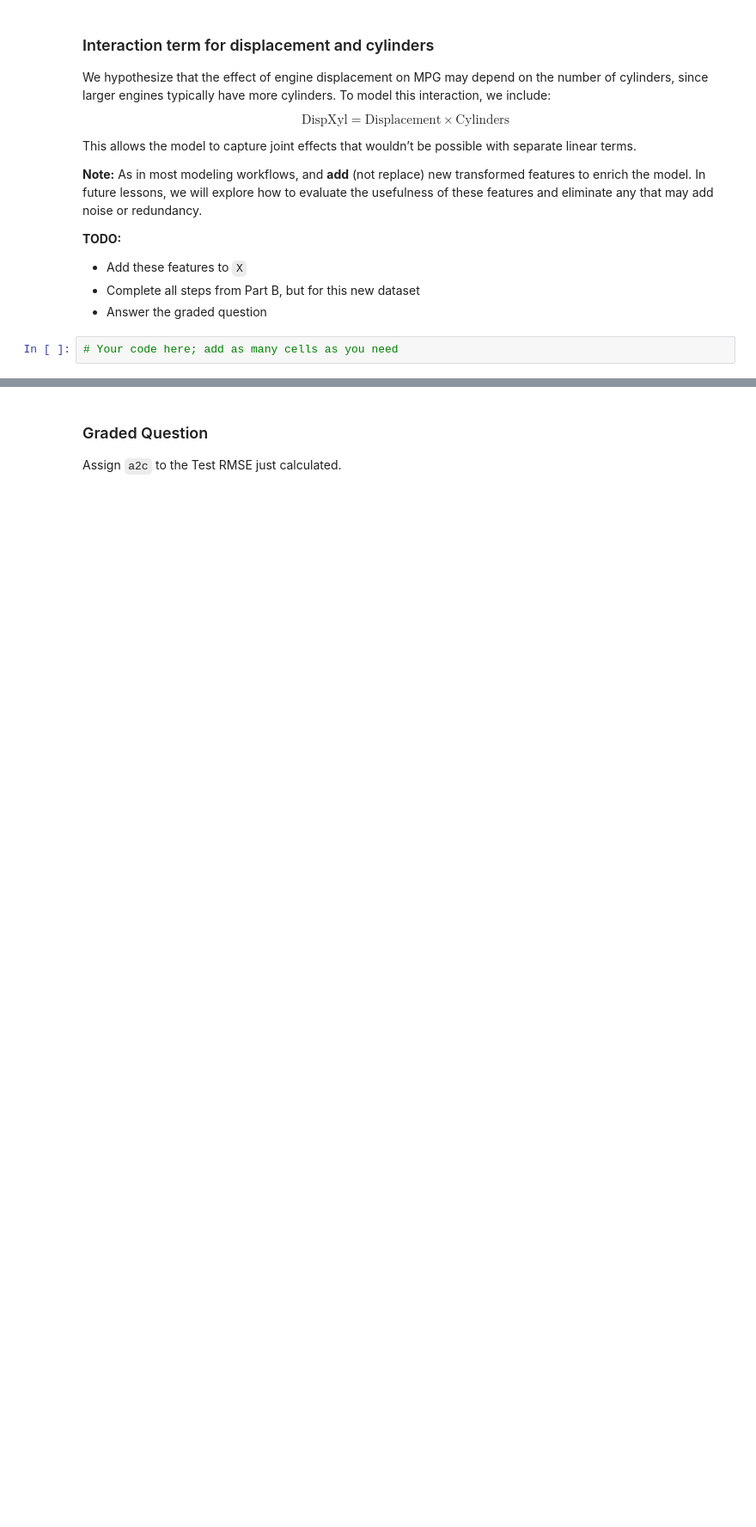
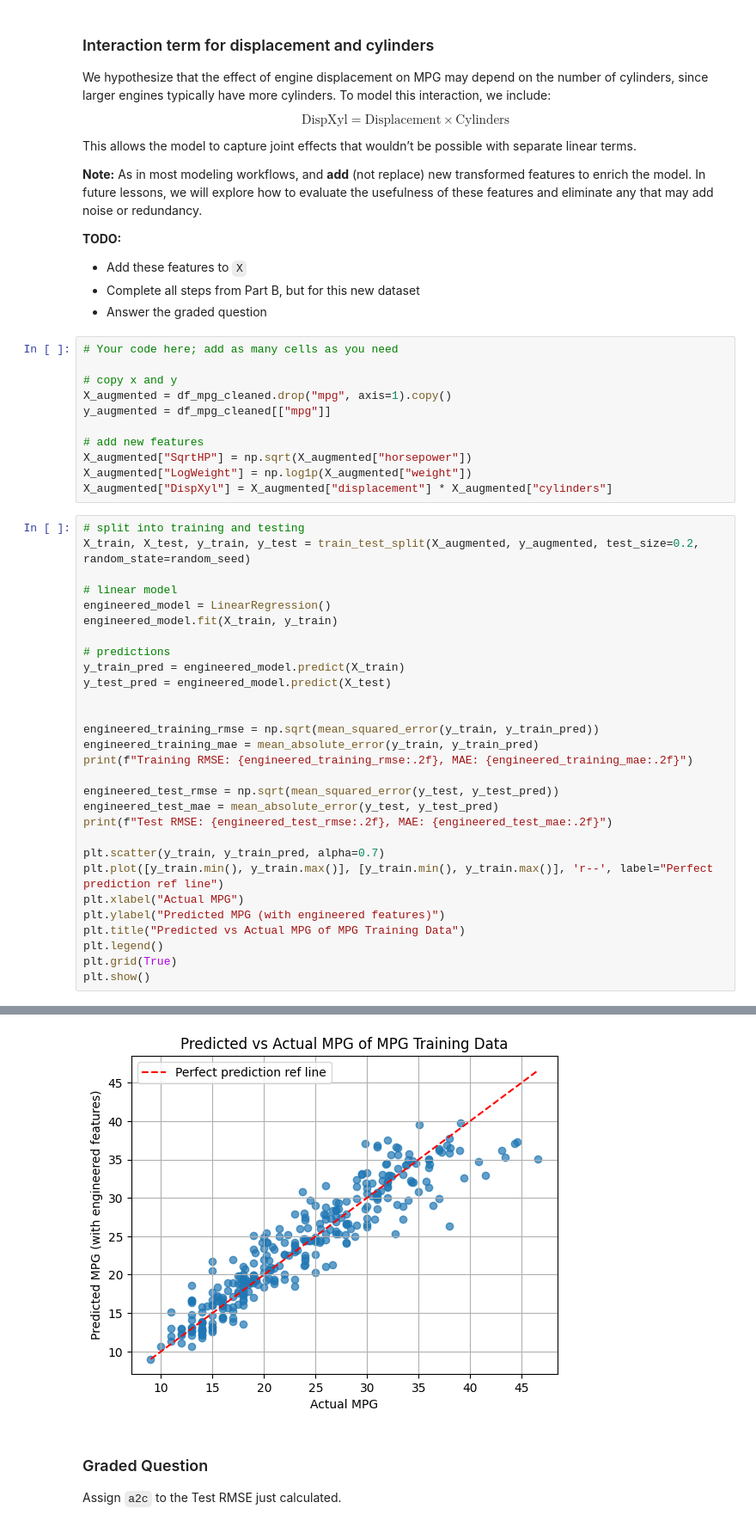
Before and after one commit to akmishra-1/Module-3-Assignments, a Jupyter notebook: Homework_03.ipynb, the cells around one changed output, grey strips where cells are left out. Shown at 86% size. Drawn from its saved outputs; the diff is of its cells as text; blank space fills up the shorter version.

```diff
--- a/Homework_03.ipynb
+++ b/Homework_03.ipynb
@@ -510,3 +602,42 @@ This allows the model to capture joint effects that wouldn’t be possible with
 - Answer the graded question
 # %%
 # Your code here; add as many cells as you need
+
+# copy x and y
+X_augmented = df_mpg_cleaned.drop("mpg", axis=1).copy()
+y_augmented = df_mpg_cleaned[["mpg"]]
+
+# add new features
+X_augmented["SqrtHP"] = np.sqrt(X_augmented["horsepower"])
+X_augmented["LogWeight"] = np.log1p(X_augmented["weight"])
+X_augmented["DispXyl"] = X_augmented["displacement"] * X_augmented["cylinders"]
+# %%
+# split into training and testing
+X_train, X_test, y_train, y_test = train_test_split(X_augmented, y_augmented, test_size=0.2, random_state=random_seed)
+
+# linear model
+engineered_model = LinearRegression()
+engineered_model.fit(X_train, y_train)
+
+# predictions
+y_train_pred = engineered_model.predict(X_train)
+y_test_pred = engineered_model.predict(X_test)
+
+
+engineered_training_rmse = np.sqrt(mean_squared_error(y_train, y_train_pred))
+engineered_training_mae = mean_absolute_error(y_train, y_train_pred)
+print(f"Training RMSE: {engineered_training_rmse:.2f}, MAE: {engineered_training_mae:.2f}")
+
+engineered_test_rmse = np.sqrt(mean_squared_error(y_test, y_test_pred))
+engineered_test_mae = mean_absolute_error(y_test, y_test_pred)
+print(f"Test RMSE: {engineered_test_rmse:.2f}, MAE: {engineered_test_mae:.2f}")
+
+plt.scatter(y_train, y_train_pred, alpha=0.7)
+plt.plot([y_train.min(), y_train.max()], [y_train.min(), y_train.max()], 'r--', label="Perfect prediction ref line")
+plt.xlabel("Actual MPG")
+plt.ylabel("Predicted MPG (with engineered features)")
+plt.title("Predicted vs Actual MPG of MPG Training Data")
+plt.legend()
+plt.grid(True)
+plt.show()
+# %% [output]
@@ -513,3 +646,4 @@ This allows the model to capture joint effects that wouldn’t be possible with
+[figure, added]
 # %% [markdown]
 ### Graded Question
 
```
Also changed, not shown: parts of 27 cells of this notebook.
